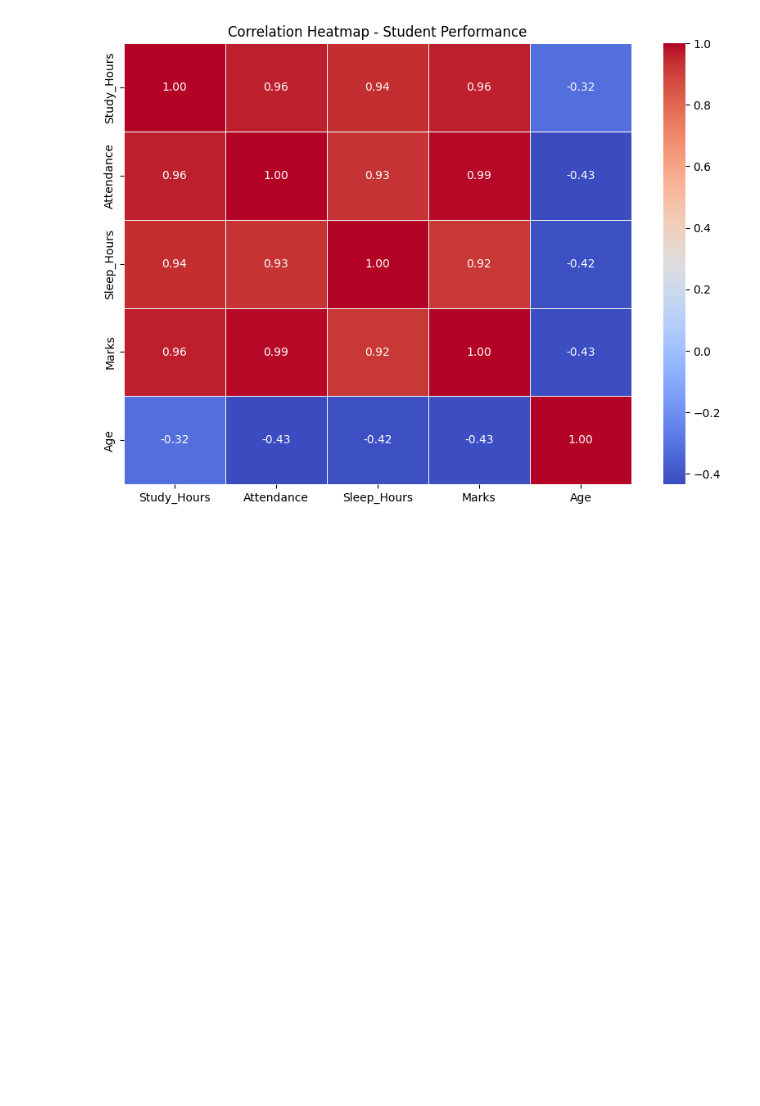
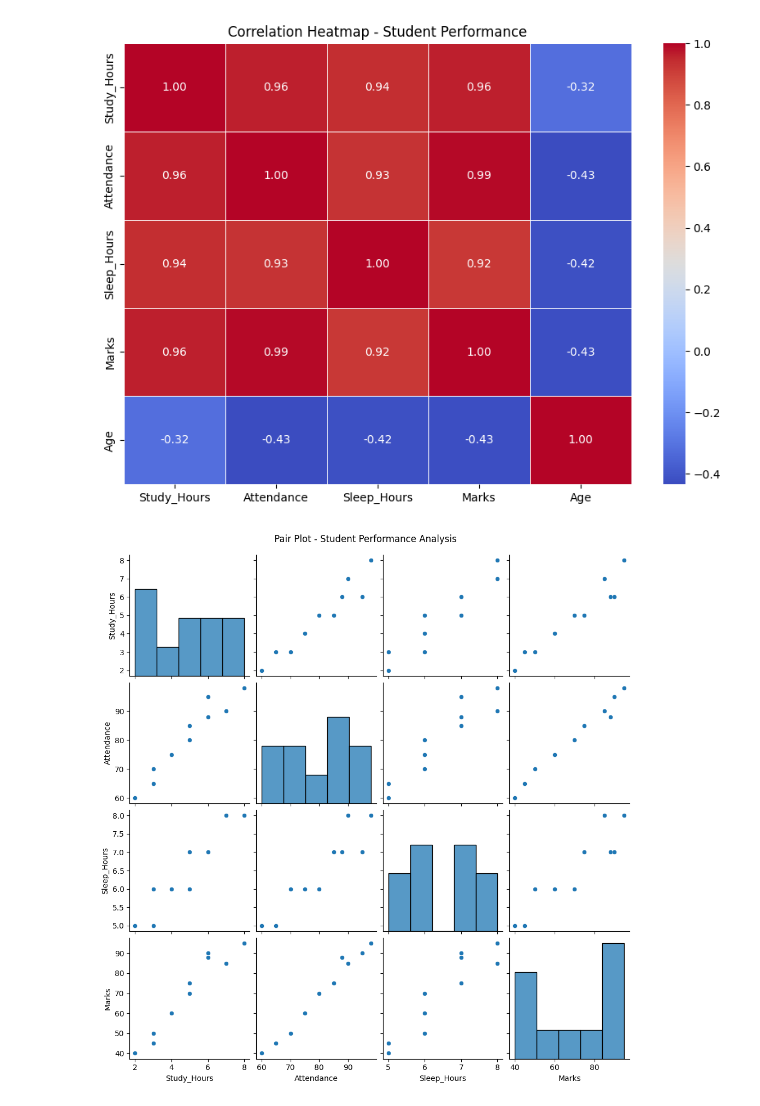
Before and after one commit to LexerPatty/Machine_Learning_Testcodes, a Jupyter notebook: Data Preprocessing/EDA.ipynb, the cells around one changed output. Saved outputs shown, nothing was run; the diff lists cells and outputs as text; code cells hidden in the pictures; blank space fills up the shorter version.

```diff
--- a/Data Preprocessing/EDA.ipynb
+++ b/Data Preprocessing/EDA.ipynb
@@ -438,4 +438,27 @@ plt.show()
 # %%
 # Pair Plot
 # Question: How do multiple numerical variables relate to each other?
 # A pair plot creates multiple scatter plots for different pairs of numerical columns.
+
+
+
+sns.pairplot(
+    df,
+    vars=[
+        "Study_Hours",
+        "Attendance",
+        "Sleep_Hours",
+        "Marks"
+    ],
+    diag_kind="hist"
+)
+
+plt.suptitle(
+    "Pair Plot - Student Performance Analysis",
+    y=1.02
+)
+
+plt.grid(True)
+plt.show()
+# %% [output]
+[figure, added]
```
Also changed, not shown: parts of 3 cells of this notebook, 1 other file.
